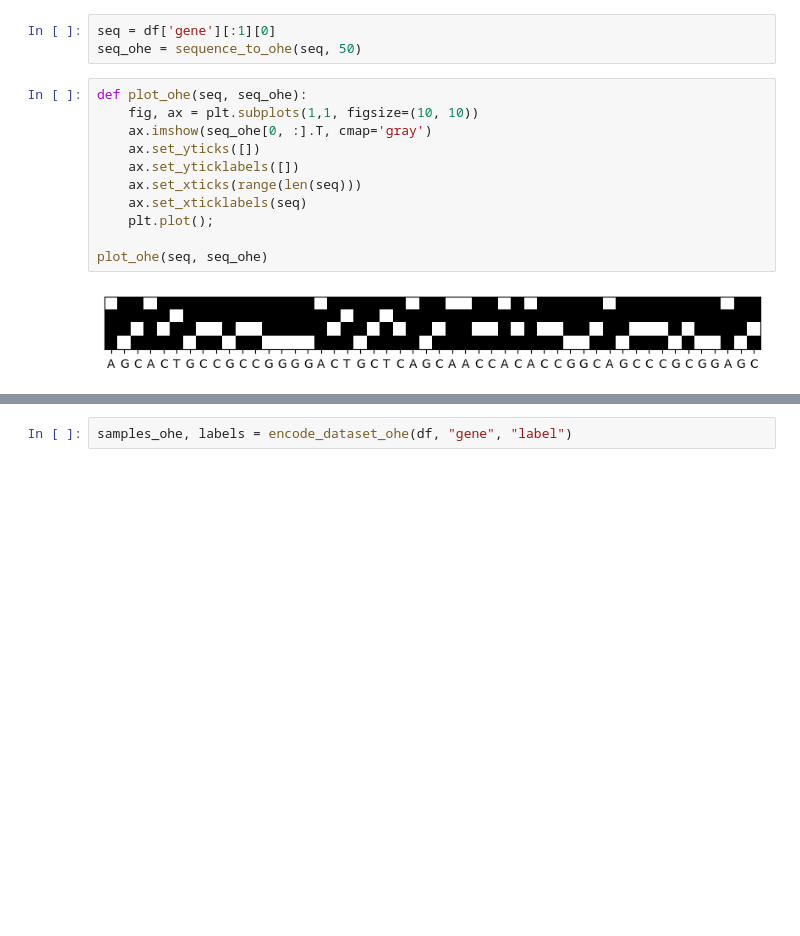
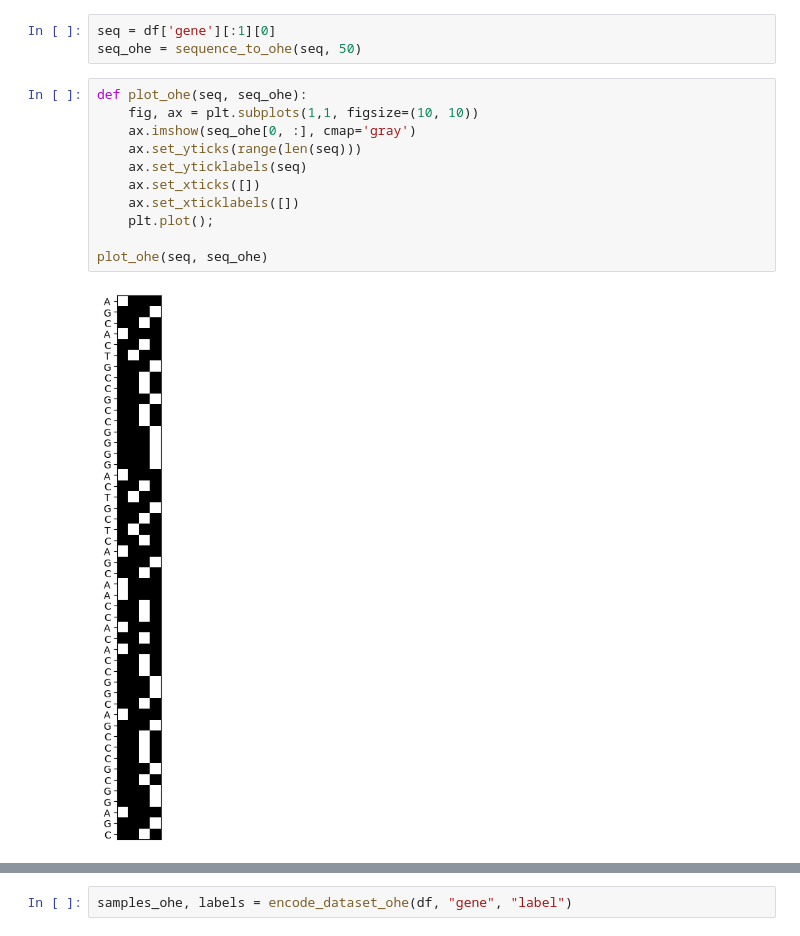
Before and after one commit to BioGeMT/DLforGenomics, a Jupyter notebook: notebooks/One_hot_encoding_and_1D_convolution.ipynb, the cells around one changed output, grey strips where cells are left out. Drawn from its saved outputs; the diff is of its cells as text; blank space fills up the shorter version.

```diff
--- a/notebooks/One_hot_encoding_and_1D_convolution.ipynb
+++ b/notebooks/One_hot_encoding_and_1D_convolution.ipynb
@@ -166,16 +174,16 @@ seq_ohe = sequence_to_ohe(seq, 50)
 # %%
 def plot_ohe(seq, seq_ohe):
     fig, ax = plt.subplots(1,1, figsize=(10, 10))
-    ax.imshow(seq_ohe[0, :].T, cmap='gray')
-    ax.set_yticks([])
-    ax.set_yticklabels([])
-    ax.set_xticks(range(len(seq)))
-    ax.set_xticklabels(seq)
+    ax.imshow(seq_ohe[0, :], cmap='gray')
+    ax.set_yticks(range(len(seq)))
+    ax.set_yticklabels(seq)
+    ax.set_xticks([])
+    ax.set_xticklabels([])
     plt.plot();
 
 plot_ohe(seq, seq_ohe)
 # %% [output]
-[figure, old version]
+[figure, new version]
 # %%
 def encode_dataset_ohe(df, seq_col, label_col):
 
```
Also changed, not shown: parts of 17 cells of this notebook.
